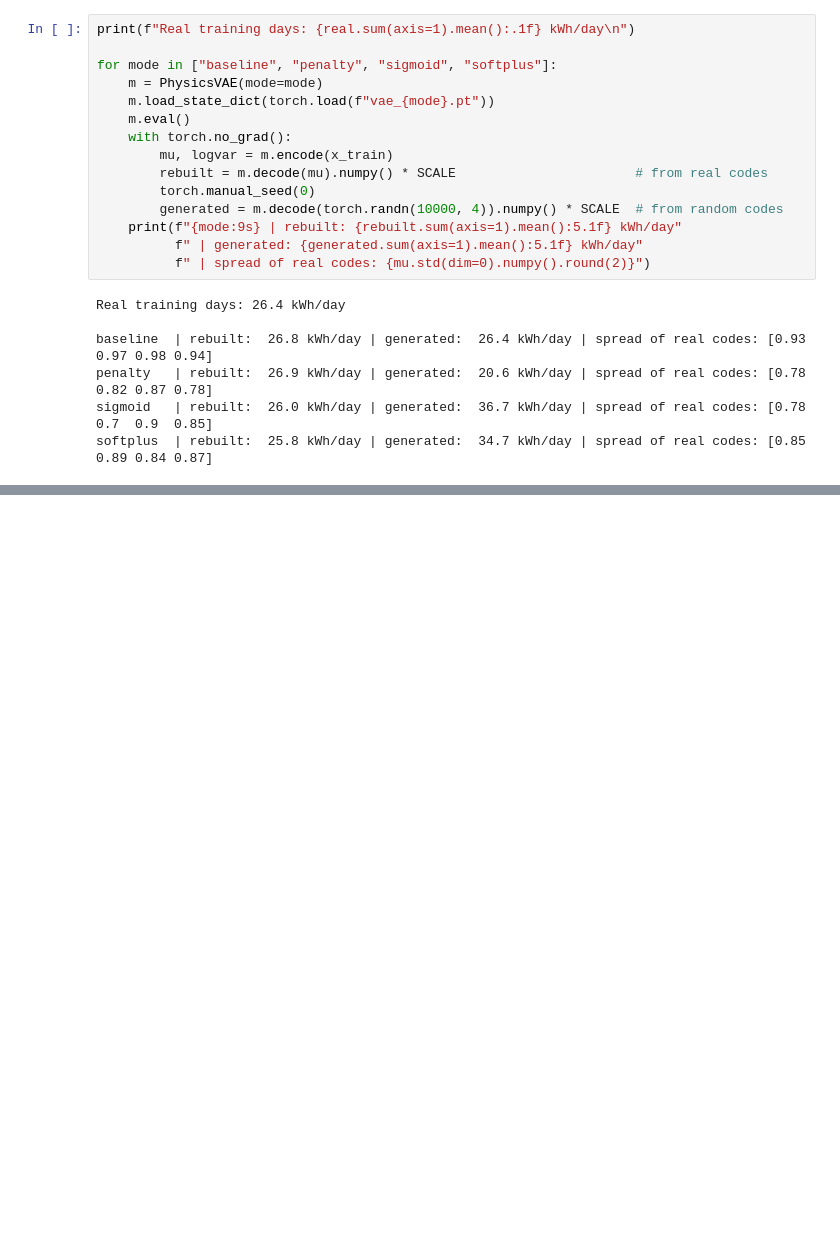
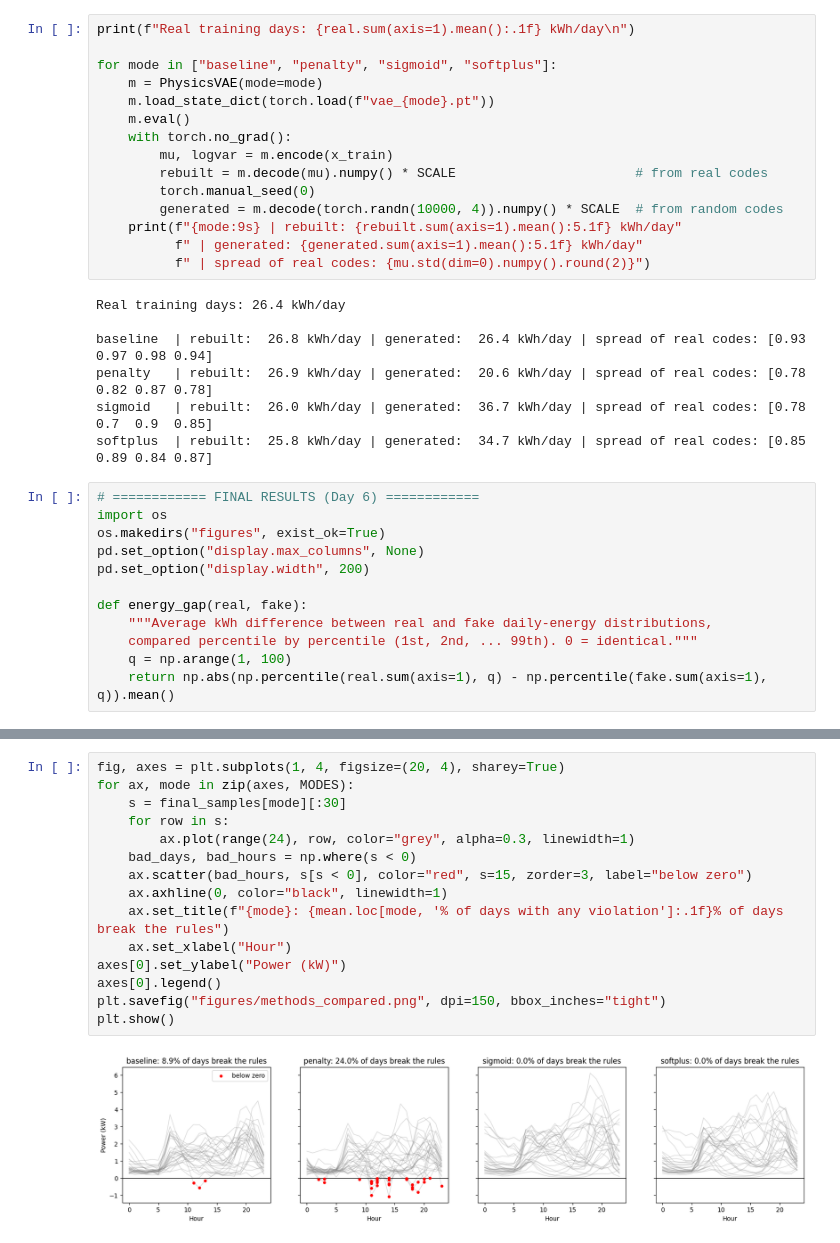
Before and after one commit to zakixahmed/household-vae, a Jupyter notebook: 02_vae.ipynb, the cells around one changed output, grey strips where cells are left out. Drawn from its saved outputs; the diff is of its cells as text; blank space fills up the shorter version.

```diff
--- a/02_vae.ipynb
+++ b/02_vae.ipynb
@@ -471,3 +458,15 @@ baseline  | rebuilt:  26.8 kWh/day | generated:  26.4 kWh/day | spread of real c
 penalty   | rebuilt:  26.9 kWh/day | generated:  20.6 kWh/day | spread of real codes: [0.78 0.82 0.87 0.78]
 sigmoid   | rebuilt:  26.0 kWh/day | generated:  36.7 kWh/day | spread of real codes: [0.78 0.7  0.9  0.85]
 softplus  | rebuilt:  25.8 kWh/day | generated:  34.7 kWh/day | spread of real codes: [0.85 0.89 0.84 0.87]
+# %%
+# ============ FINAL RESULTS (Day 6) ============
+import os
+os.makedirs("figures", exist_ok=True)
+pd.set_option("display.max_columns", None)
+pd.set_option("display.width", 200)
+
+def energy_gap(real, fake):
+    """Average kWh difference between real and fake daily-energy distributions,
+    compared percentile by percentile (1st, 2nd, ... 99th). 0 = identical."""
+    q = np.arange(1, 100)
+    return np.abs(np.percentile(real.sum(axis=1), q) - np.percentile(fake.sum(axis=1), q)).mean()
@@ -473,0 +522,17 @@ softplus  | rebuilt:  25.8 kWh/day | generated:  34.7 kWh/day | spread of real c
+# %%
+fig, axes = plt.subplots(1, 4, figsize=(20, 4), sharey=True)
+for ax, mode in zip(axes, MODES):
+    s = final_samples[mode][:30]
+    for row in s:
+        ax.plot(range(24), row, color="grey", alpha=0.3, linewidth=1)
+    bad_days, bad_hours = np.where(s < 0)
+    ax.scatter(bad_hours, s[s < 0], color="red", s=15, zorder=3, label="below zero")
+    ax.axhline(0, color="black", linewidth=1)
+    ax.set_title(f"{mode}: {mean.loc[mode, '% of days with any violation']:.1f}% of days break the rules")
+    ax.set_xlabel("Hour")
+axes[0].set_ylabel("Power (kW)")
+axes[0].legend()
+plt.savefig("figures/methods_compared.png", dpi=150, bbox_inches="tight")
+plt.show()
+# %% [output]
+[figure, added]
```
Also changed, not shown: parts of 5 cells of this notebook, 7 other files.
